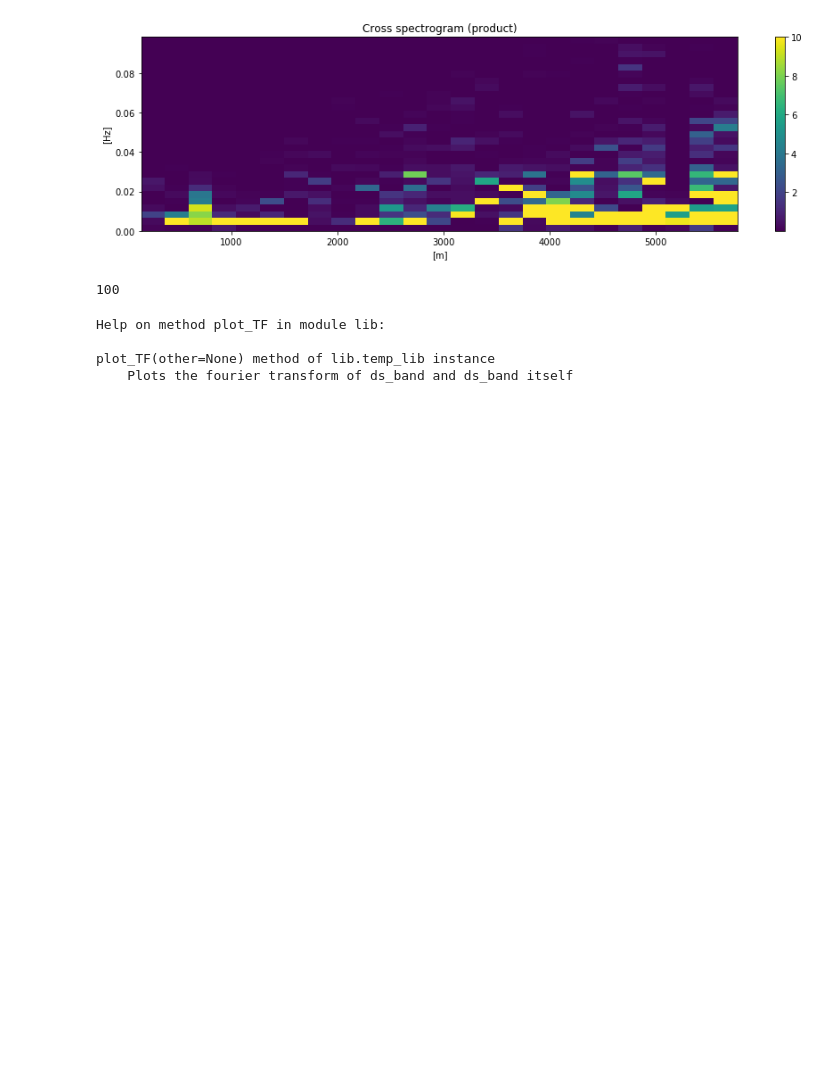
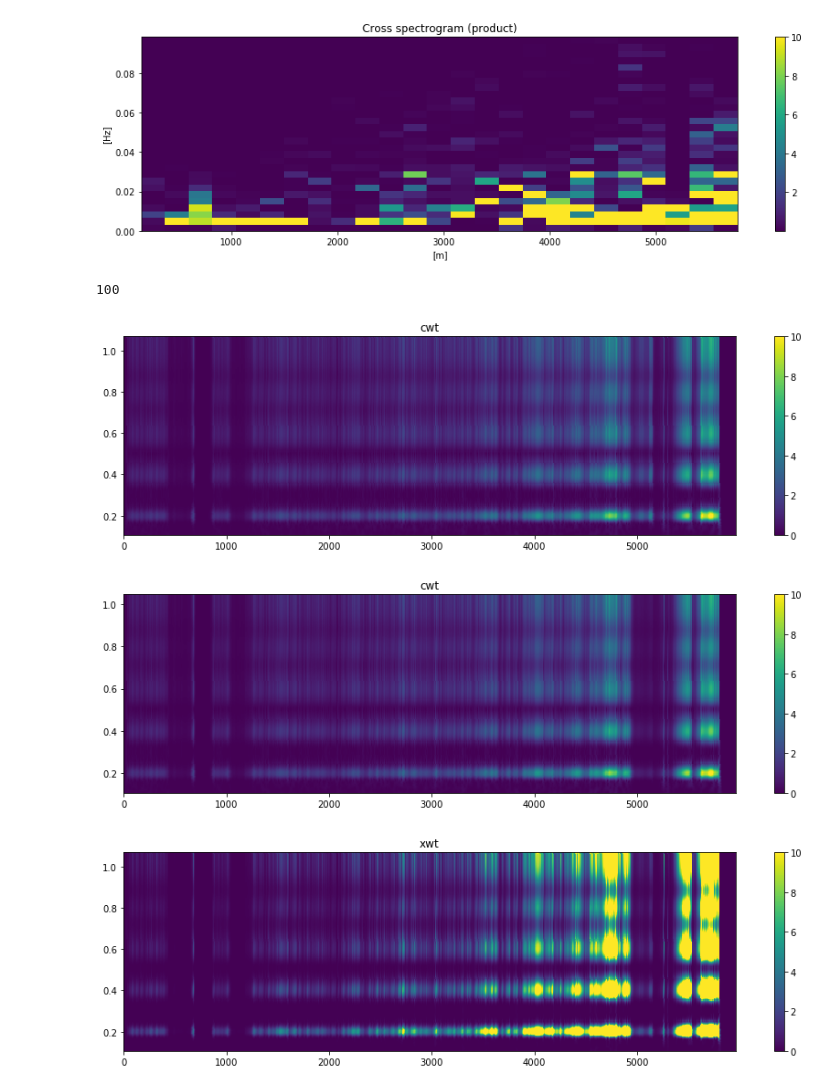
Before and after one commit to eobroets/CESBIO, a Jupyter notebook: test_lib.ipynb, the cells around one changed output. Saved outputs shown, nothing was run; the diff lists cells and outputs as text; code cells hidden in the pictures; blank space fills up the shorter version.

```diff
--- a/test_lib.ipynb
+++ b/test_lib.ipynb
@@ -67,13 +80,16 @@ print(element1._multiplier)
 [figure]
 [figure]
 100
-# %%
-help(element1.plot_TF)
-# %% [output]
-Help on method plot_TF in module lib:
-
-plot_TF(other=None) method of lib.temp_lib instance
-    Plots the fourier transform of ds_band and ds_band itself
+# %%
+m = 10
+w = 10
+element1.cwt(w = 10, multiplier = m)
+element3.cwt(w = 10, multiplier = m)
+element1.xwt(element3)
+# %% [output]
+[figure, added]
+[figure, added]
+[figure, added]
 # %%
 from how2spectro_Morlet2 import morlet2
 from how2spectro_Morlet2 import cwt
```
Also changed, not shown: parts of 6 cells of this notebook, 1 other file.
